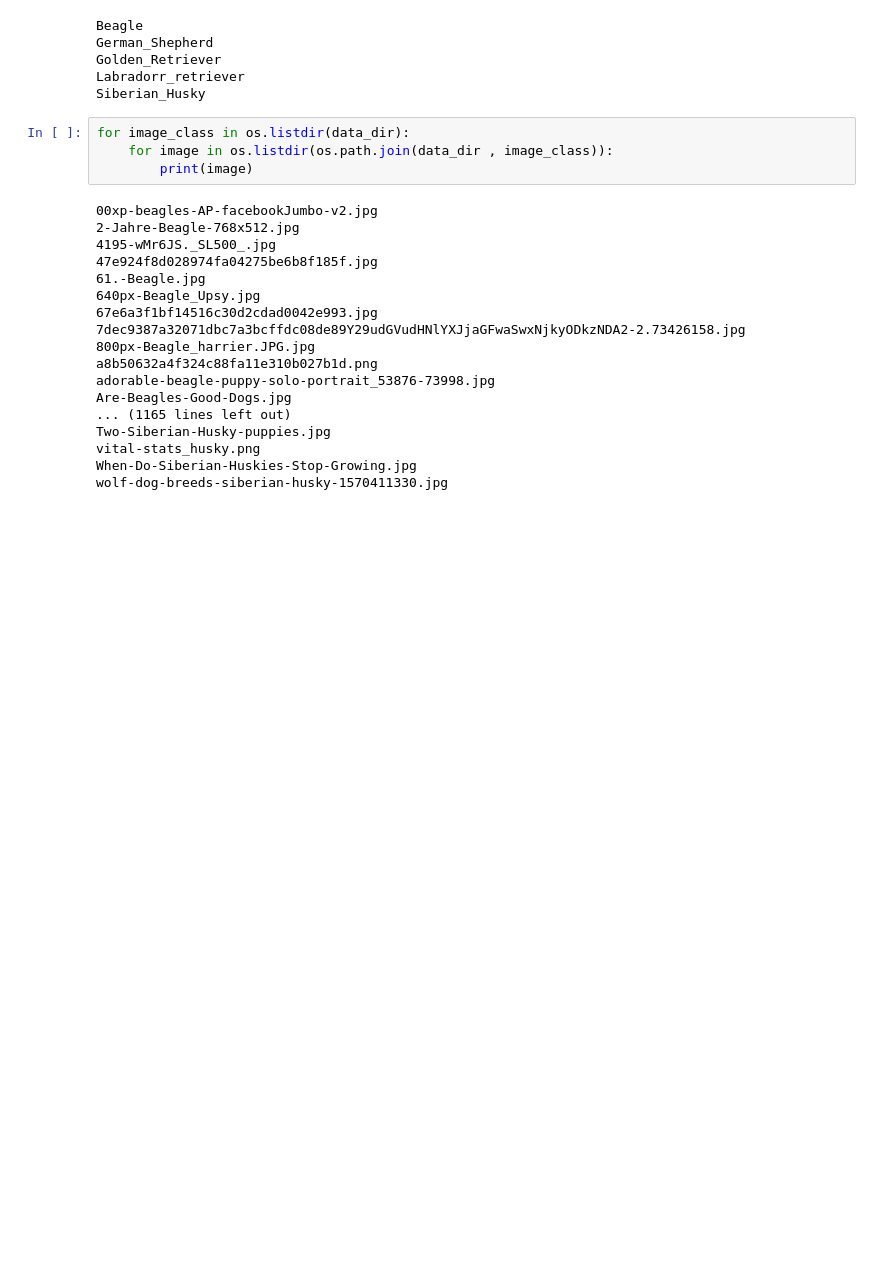
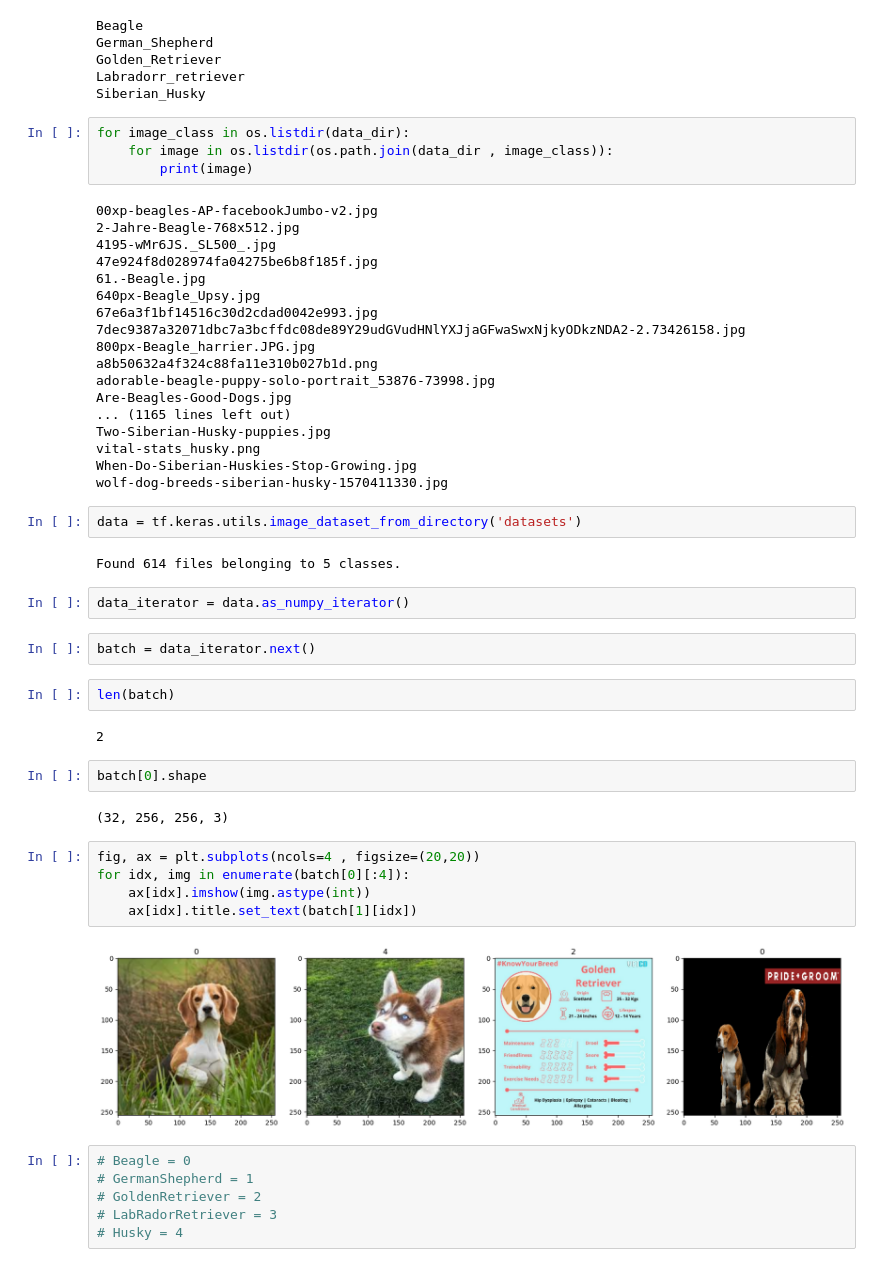
Before and after one commit to shivhub09/PupPredictor, a Jupyter notebook: model.ipynb, the cells around one changed output. Drawn from its saved outputs; the diff is of its cells as text; blank space fills up the shorter version.

Commit message:
labelling the data

```diff
--- a/model.ipynb
+++ b/model.ipynb
@@ -71,3 +71,32 @@ Two-Siberian-Husky-puppies.jpg
 vital-stats_husky.png
 When-Do-Siberian-Huskies-Stop-Growing.jpg
 wolf-dog-breeds-siberian-husky-1570411330.jpg
+# %%
+data = tf.keras.utils.image_dataset_from_directory('datasets')
+# %% [output]
+Found 614 files belonging to 5 classes.
+# %%
+data_iterator = data.as_numpy_iterator()
+# %%
+batch = data_iterator.next()
+# %%
+len(batch)
+# %% [output]
+2
+# %%
+batch[0].shape
+# %% [output]
+(32, 256, 256, 3)
+# %%
+fig, ax = plt.subplots(ncols=4 , figsize=(20,20))
+for idx, img in enumerate(batch[0][:4]):
+    ax[idx].imshow(img.astype(int))
+    ax[idx].title.set_text(batch[1][idx])
+# %% [output]
+[figure, added]
+# %%
+# Beagle = 0
+# GermanShepherd = 1
+# GoldenRetriever = 2
+# LabRadorRetriever = 3
+# Husky = 4
```
